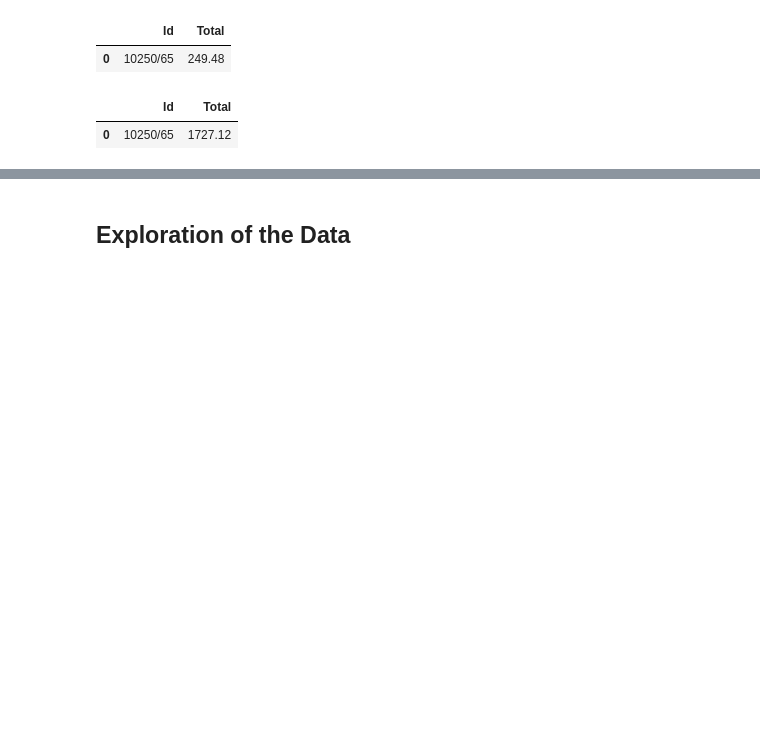
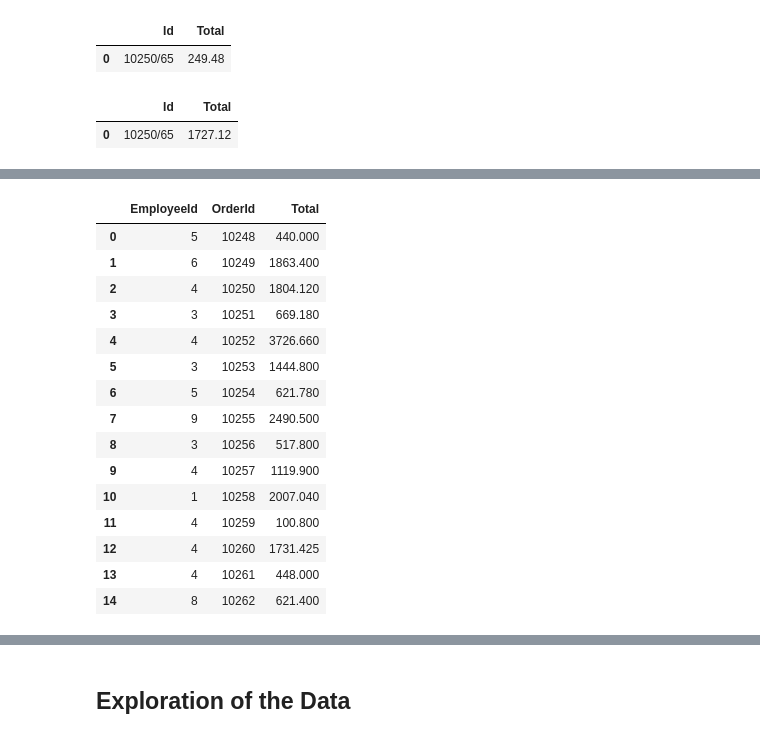
Before and after one commit to MagicMilly/dsc-2-final-project-online-ds-ft-100118, a Jupyter notebook: student.ipynb, the cells around one changed output, grey strips where cells are left out. Saved outputs shown, nothing was run; the diff lists cells and outputs as text; code cells hidden in the pictures; blank space fills up the shorter version.

```diff
--- a/student.ipynb
+++ b/student.ipynb
@@ -810,0 +617,22 @@ if abs(t) < critical_t:
+# %%
+# each sale by OrderId
+each_employee_sale = pd.read_sql_query('SELECT EmployeeId, OrderDetail.OrderId, SUM(UnitPrice*Quantity-UnitPrice*Discount)\
+AS Total FROM [Order] INNER JOIN OrderDetail ON [Order].Id = OrderDetail.OrderId GROUP BY OrderDetail.OrderId;', conn)
+each_employee_sale.head(15)
+# %% [output]
+|  | EmployeeId | OrderId | Total |
+| 0 | 5 | 10248 | 440.000 |
+| 1 | 6 | 10249 | 1863.400 |
+| 2 | 4 | 10250 | 1804.120 |
+| 3 | 3 | 10251 | 669.180 |
+| 4 | 4 | 10252 | 3726.660 |
+| 5 | 3 | 10253 | 1444.800 |
+| 6 | 5 | 10254 | 621.780 |
+| 7 | 9 | 10255 | 2490.500 |
+| 8 | 3 | 10256 | 517.800 |
+| 9 | 4 | 10257 | 1119.900 |
+| 10 | 1 | 10258 | 2007.040 |
+| 11 | 4 | 10259 | 100.800 |
+| 12 | 4 | 10260 | 1731.425 |
+| 13 | 4 | 10261 | 448.000 |
+| 14 | 8 | 10262 | 621.400 |
```
Also changed, not shown: parts of 49 cells of this notebook.
